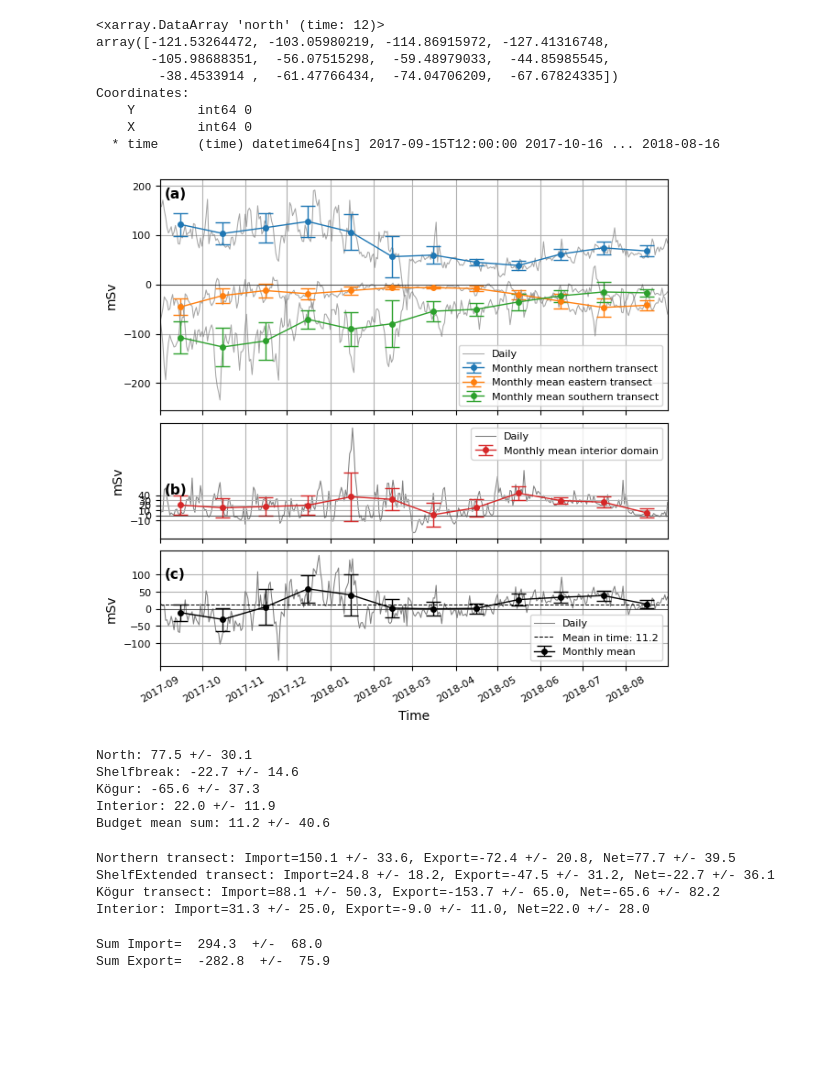
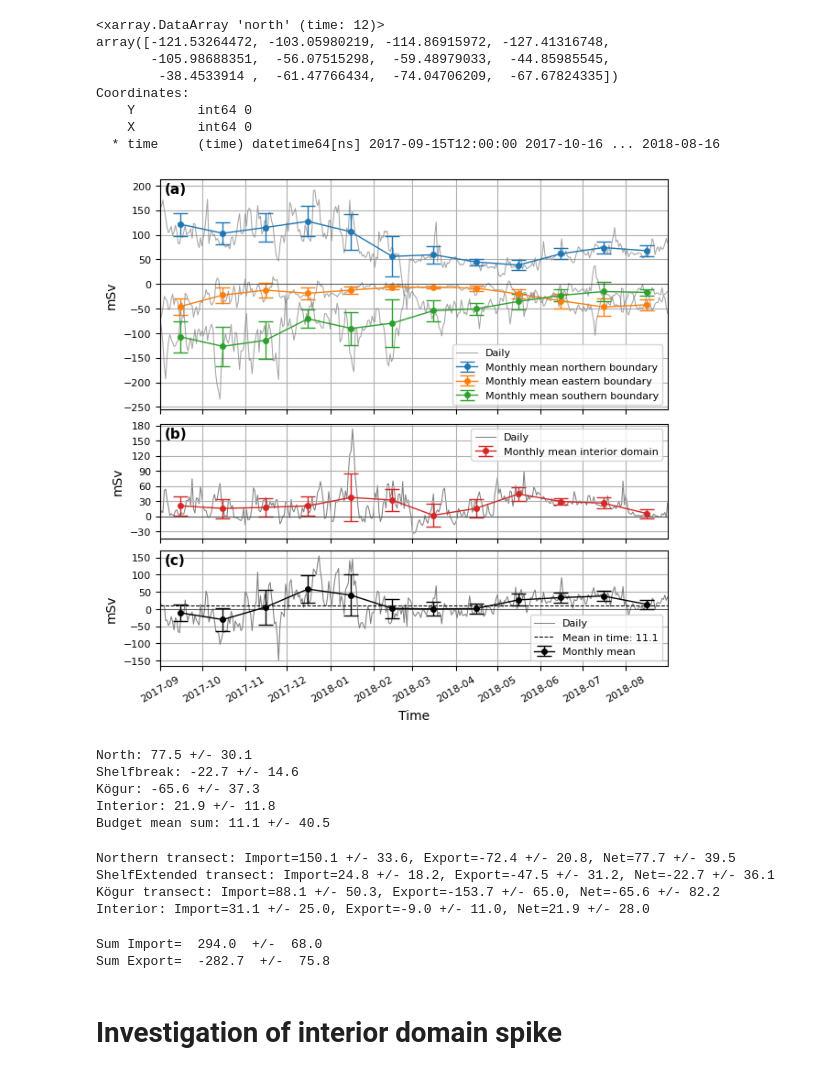
Before and after one commit to EirikKvamme/MScEirik, a Jupyter notebook: FW_budget/Full_FW_budget_76N.ipynb, the cells around one changed output. Drawn from its saved outputs; the diff is of its cells as text; code cells hidden in the pictures; blank space fills up the shorter version.

```diff
--- a/FW_budget/Full_FW_budget_76N.ipynb
+++ b/FW_budget/Full_FW_budget_76N.ipynb
@@ -175,0 +167,15 @@ Text(0.5, 1.0, 'Masked Data')
+# %%
+# Remove overlap from the interior domain with the boundaries
+
+XC_mask = XC_north + XC_east1 + XC_east2 + XC_south
+
+YC_mask = YC_north + YC_east1 + YC_east2 + YC_south
+
+# Ensure the lists are the same length
+assert len(XC_mask) == len(YC_mask), "XC_mask and YC_mask must be the same length"
+
+mask2_cond = depth.where(~mask)
+cond_bound = xr.ones_like(mask2_cond, dtype=bool)
+
+for x, y in zip(XC_mask, YC_mask):
+    cond_bound.loc[{"X": x, "Y": y}] = False
@@ -278,13 +340,7 @@ Attributes:
     standard_name:  oceFWflx
     long_name:      net surface Fresh-Water flux into the ocean (+=down), >0 ...
 # %%
-FW_input = FW_input.where(~mask)*area/1000 * 1/1000 # One m^3 is 1000L == 1000kg, thus to convert it into mSv we divide by 1/1000000
+# Convert the FW flux of the interior to mSv
 
-
+FW_input = FW_input.where(~mask).where(cond_bound)*area/1000 * 1/1000 # One m^3 is 1000L == 1000kg, thus to convert it into mSv we divide by 1/1000000
 FW_input_mean = FW_input.mean(dim='time')
-#FW_input2_mean = FW_input2.mean(dim='time')*area/1000 * 1/1000
-
-#FW_input3 = FW_input_m['SIempmr'].resample(time='D').mean(dim='time').where(~mask)*area/1000 * 1/1000
-#FW_input3_mean = FW_input3.mean(dim='time')
-# FW_input4 = FW_input_m['EXFevap'].resample(time='D').mean(dim='time').where(~mask)*area/1000
-# FW_input5 = FW_input_m['EXFpreci'].resample(time='D').mean(dim='time').where(~mask)*area/1000
@@ -811,19 +895,20 @@ fig, axs = plt.subplot_mosaic([[0],
 
 axs[0].plot(north_d.time, -north_d * 1000, linewidth=0.75, color='grey', alpha=0.7, label='Daily')
 # axs[0].plot(north_m.time, -north_m * 1000, linestyle= '-', marker='o')
-axs[0].errorbar(err_north.time.values, -north_m * 1000,yerr=err_north.values,fmt='o-',markersize=4,linewidth=1, capsize=6, label='Monthly mean northern transect')
+axs[0].errorbar(err_north.time.values, -north_m * 1000,yerr=err_north.values,fmt='o-',markersize=4,linewidth=1, capsize=6, label='Monthly mean northern boundary')
 
 axs[0].plot(shelfExtended_d.time, -shelfExtended_d * 1000 - shelfExtendedKogur_d * 1000, linewidth=0.75, color='grey', alpha=0.7)
-axs[0].errorbar(err_shelfbreak.time.values, -shelfbreak_m * 1000,yerr=err_shelfbreak.values,fmt='o-',markersize=4,linewidth=1, capsize=6, label='Monthly mean eastern transect')
+axs[0].errorbar(err_shelfbreak.time.values, -shelfbreak_m * 1000,yerr=err_shelfbreak.values,fmt='o-',markersize=4,linewidth=1, capsize=6, label='Monthly mean eastern boundary')
 
 axs[0].plot(kogur_d.time, kogur_d * 1000, linewidth=0.75, color='grey', alpha=0.7)
 # axs[0].plot(kogur_m.time, kogur_m * 1000, linestyle='-', marker='o', alpha=0.7, label='')
-axs[0].errorbar(err_kogur.time.values, kogur_m * 1000,yerr=err_kogur.values,fmt='o-',markersize=4,linewidth=1, capsize=6, label='Monthly mean southern transect')
+axs[0].errorbar(err_kogur.time.values, kogur_m * 1000,yerr=err_kogur.values,fmt='o-',markersize=4,linewidth=1, capsize=6, label='Monthly mean southern boundary')
 
 axs[0].plot(Bud_tot_d.time, [0 for i in Bud_tot_d.time], color='black', linestyle='-', linewidth=0.75, alpha=0.5)
 # axs[0].set_title('a) Advective FW transports',fontweight='bold')
-axs[0].annotate(text='(a)',xy=[kogur_d.time[3],175],fontweight='bold')
+axs[0].annotate(text='(a)',xy=[kogur_d.time[3],185],fontweight='bold')
 axs[0].set_ylabel('mSv')
+axs[0].set_yticks([-250,-200,-150,-100,-50,0,50,100,150,200])
 axs[0].tick_params(axis='both')
 axs[0].grid()
 axs[0].legend()
@@ -832,38 +917,38 @@ axs[3].plot(FW_input_d.time, FW_input_d, zorder=0, linewidth=0.75, color='grey',
 axs[3].errorbar(err_FW_input.time.values, FW_input_m,yerr=err_FW_input.values,fmt='o-', color='C3',markersize=4,linewidth=1, capsize=6, label='Monthly mean interior domain')
 
 axs[3].plot(Bud_tot_d.time, [0 for i in Bud_tot_d.time], color='black', linestyle='-', linewidth=0.75, alpha=0.5)
 # axs[3].set_title('b) Interior FW',fontweight='bold')
-axs[3].annotate(text='(b)',xy=[kogur_d.time[3],42],fontweight='bold')
+axs[3].annotate(text='(b)',xy=[kogur_d.time[3],155],fontweight='bold')
 axs[3].set_ylabel('mSv')
 axs[3].tick_params(axis='both')
-axs[3].set_yticks([-10,0,10,20,30,40])
+axs[3].set_yticks([-30,0,30,60,90,120,150,180])
 axs[3].grid()
 axs[3].legend()
 
 axs[4].plot(Bud_tot_d.time, Bud_tot_d, linewidth=0.75, color='grey', label='Daily')
 # axs[4].plot(Bud_tot_m.time, Bud_tot_m, 'r-o', label='Sum FW budget monthly')
 axs[4].plot(Bud_tot_d.time, [mean_Bud for i in Bud_tot_d.time], color='black', linestyle='--', linewidth=0.75, label=f'Mean in time: {np.round(mean_Bud.values, 1)}')
 axs[4].errorbar(err_Bud.time.values, Bud_tot_m,yerr=err_Bud.values,fmt='o-', color='black',markersize=4,linewidth=1, capsize=6, label='Monthly mean')
 
 axs[4].plot(Bud_tot_d.time, [0 for i in Bud_tot_d.time], color='black', linestyle='-', linewidth=0.75, alpha=0.5)
 # axs[4].set_title('c) Sum FW budget',fontweight='bold')
-axs[4].annotate(text='(c)',xy=[kogur_d.time[3],90],fontweight='bold')
+axs[4].annotate(text='(c)',xy=[kogur_d.time[3],130],fontweight='bold')
 axs[4].set_xlabel('Time')
 axs[4].set_ylabel('mSv')
 axs[4].tick_params(axis='both')
-axs[4].set_yticks([-100,-50,0,50,100])
+axs[4].set_yticks([-150,-100,-50,0,50,100,150])
 axs[4].set_xlim(kogur_d.time[0],kogur_d.time[-1])
 plt.xticks(rotation=30)
 axs[4].grid()
 axs[4].legend()
 
 fig.show()
 
 fig.savefig(r'/nird/home/ekv036/MSc/Fig/FW_budget_time2',dpi=300, facecolor='w', edgecolor='w',
           orientation='landscape', format=None,
           transparent=False, bbox_inches='tight',pad_inches=0.25)
 # %% [output]
-[figure, old version]
+[figure, new version]
 # %%
 mean_North = -north_d.mean(dim='time').values*1000
 mean_Shelfbreak = -shelfbreak_d.mean(dim='time').values*1000
@@ -881,8 +966,8 @@ Budget mean sum: {np.round(budget_cumsum.values,1)} +/- {np.round(Bud_tot_d.std(
 North: 77.5 +/- 30.1
 Shelfbreak: -22.7 +/- 14.6
 Kögur: -65.6 +/- 37.3
-Interior: 22.0 +/- 11.9
-Budget mean sum: 11.2 +/- 40.6
+Interior: 21.9 +/- 11.8
+Budget mean sum: 11.1 +/- 40.5
 # %%
 cond = north_r >= 0
 exp_North = north_r.where(cond)
@@ -946,10 +1031,12 @@ Interior: Import={np.round(imp_Int.values,1)} +/- {np.round(impErr_Int.values)},
 Northern transect: Import=150.1 +/- 33.6, Export=-72.4 +/- 20.8, Net=77.7 +/- 39.5
 ShelfExtended transect: Import=24.8 +/- 18.2, Export=-47.5 +/- 31.2, Net=-22.7 +/- 36.1
 Kögur transect: Import=88.1 +/- 50.3, Export=-153.7 +/- 65.0, Net=-65.6 +/- 82.2
-Interior: Import=31.3 +/- 25.0, Export=-9.0 +/- 11.0, Net=22.0 +/- 28.0
+Interior: Import=31.1 +/- 25.0, Export=-9.0 +/- 11.0, Net=21.9 +/- 28.0
 # %%
 print('Sum Import= ',np.round(imp_Int.values+imp_Kogur.values+imp_North.values+imp_shelfExtended.values+imp_shelfExtendedKogur.values,1),' +/- ',np.round(np.sqrt(impErr_Int.values**2+impErr_kogur.values**2+impErr_North.values**2+impErr_shelf.values**2),1))
 print('Sum Export= ',np.round(exp_Int.values+exp_Kogur.values+exp_North.values+exp_shelfExtended.values+exp_shelfExtendedKogur.values,1),' +/- ',np.round(np.sqrt(expErr_Int.values**2+expErr_kogur.values**2+expErr_North.values**2+expErr_shelf.values**2),1))
 # %% [output]
-Sum Import=  294.3  +/-  68.0
-Sum Export=  -282.8  +/-  75.9
+Sum Import=  294.0  +/-  68.0
+Sum Export=  -282.7  +/-  75.8
+# %% [markdown]
+# Investigation of interior domain spike
```
Also changed, not shown: parts of 24 cells of this notebook.
